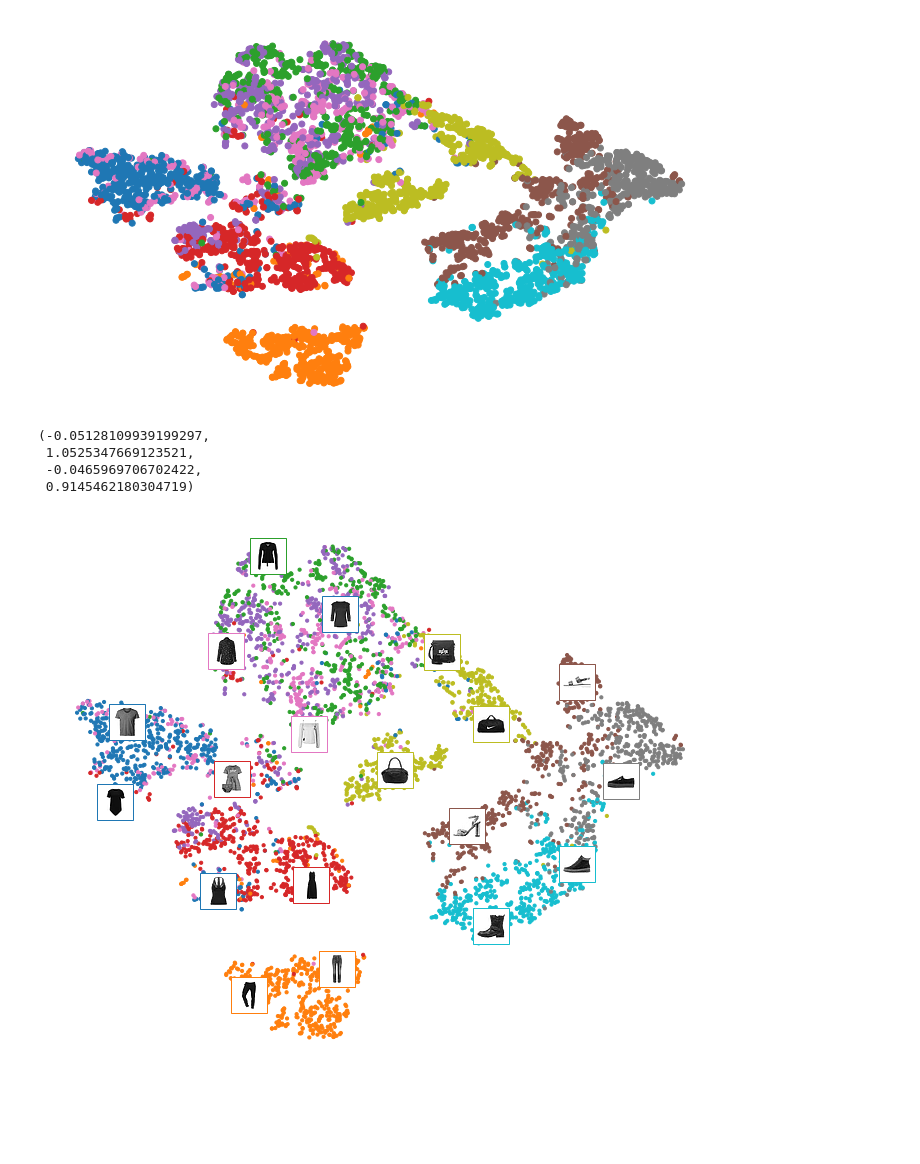
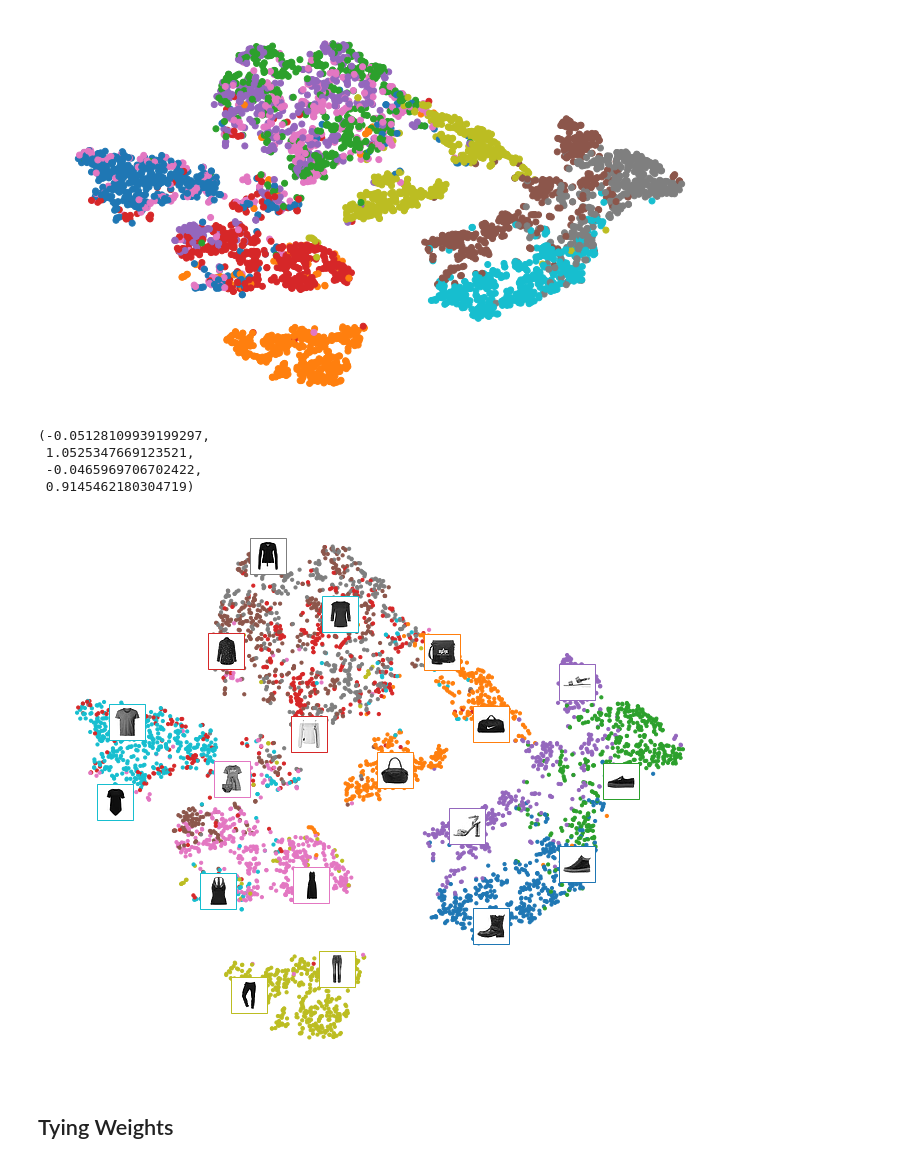
Before and after one commit to rahhul/GAN_Notebooks, a Jupyter notebook: GANs.ipynb, the cells around one changed output. Saved outputs shown, nothing was run; the diff lists cells and outputs as text; code cells hidden in the pictures; blank space fills up the shorter version.

```diff
--- a/GANs.ipynb
+++ b/GANs.ipynb
@@ -275,25 +275,27 @@ plt.axis('off');
 # %%
 # https://scikit-learn.org/stable/auto_examples/manifold/plot_lle_digits.html
 
 plt.figure(figsize=(12, 10))
-cmap = plt.cm.tab10
+cmap = plt.cm.tab10_r
 
 plt.scatter(X_valid_2D[:, 0], X_valid_2D[:, 1], c = y_valid,
             cmap=cmap, s=10)
 image_positions = np.array([[1., 1.]])
 for index, position in enumerate(X_valid_2D):
     # calculate distance
     dist = np.sum((position - image_positions)**2, axis=1)
     if np.min(dist) > 0.02:
         image_positions = np.r_[image_positions, [position]]
         imagebox = mpl.offsetbox.AnnotationBbox(
             mpl.offsetbox.OffsetImage(X_valid[index], cmap='binary'),
             position, bboxprops={'edgecolor': cmap(y_valid[index]), "lw": 1})
         plt.gca().add_artist(imagebox)
 plt.axis('off')
 # %% [output]
 (-0.05128109939199297,
  1.0525347669123521,
  -0.0465969706702422,
  0.9145462180304719)
-[figure, old version]
+[figure, new version]
+# %% [markdown]
+## Tying Weights
```
Also changed, not shown: parts of 6 cells of this notebook.
